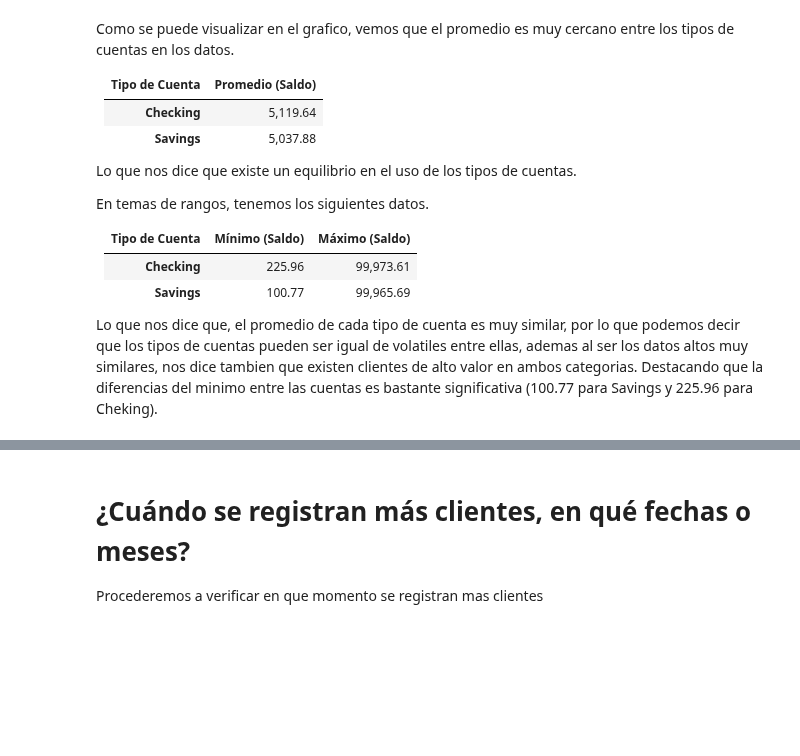
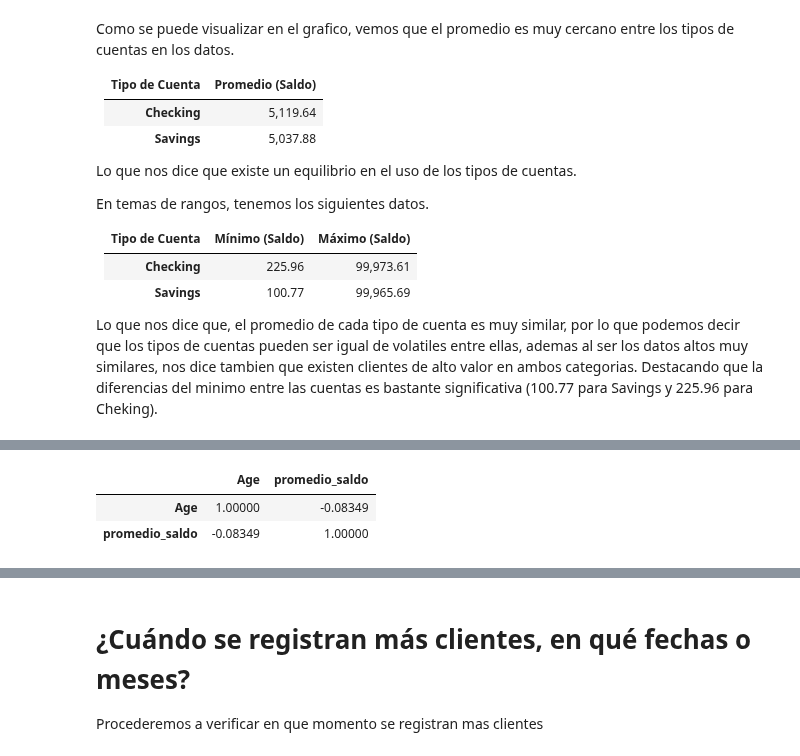
Before and after one commit to Vigonzaleze/analisisDatos_clientesBancarios, a Jupyter notebook: Analisis/analisis.ipynb, the cells around one changed output, grey strips where cells are left out. Cells and saved outputs as stored; diff of their text form; code cells hidden in the pictures; blank space fills up the shorter version.

```diff
--- a/Analisis/analisis.ipynb
+++ b/Analisis/analisis.ipynb
@@ -430,0 +434,19 @@ Lo que nos dice que, el promedio de cada tipo de cuenta es muy similar, por lo q
+# %%
+# Obtenemos una copia para trabajar los datos
+datos_dispersion = datos_modif.copy()
+
+# Obtenemos el promedio de saldo por edad
+promedioSaldo_edad = datos_dispersion.groupby(["Age", "Account Type"]).agg(
+    promedio_saldo = ("Account Balance", "mean")
+).reset_index()
+
+# Ponemos como maximo 2 decimales a los promedios
+promedioSaldo_edad["promedio_saldo"] = promedioSaldo_edad["promedio_saldo"].round(2)
+
+correlacion = promedioSaldo_edad[["Age", "promedio_saldo"]].corr(method="pearson")
+
+correlacion
+# %% [output]
+|  | Age | promedio_saldo |
+| Age | 1.00000 | -0.08349 |
+| promedio_saldo | -0.08349 | 1.00000 |
```
Also changed, not shown: parts of 4 cells of this notebook.
